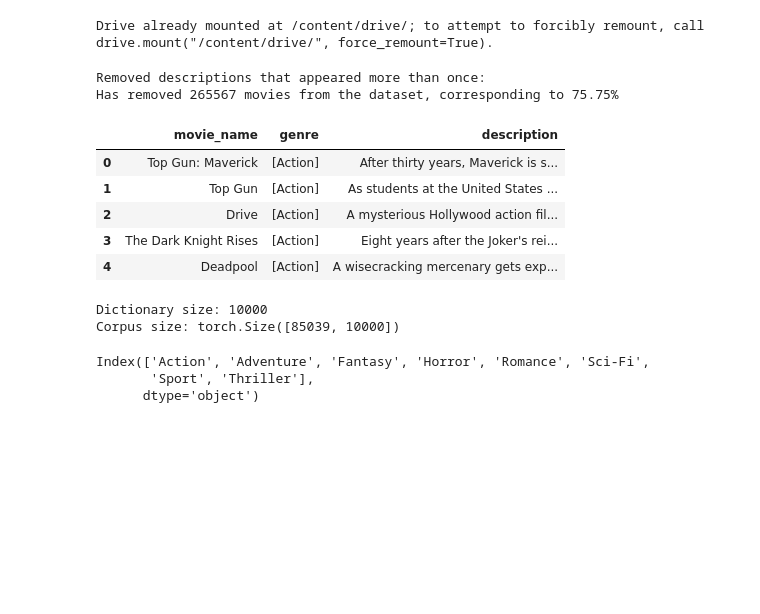
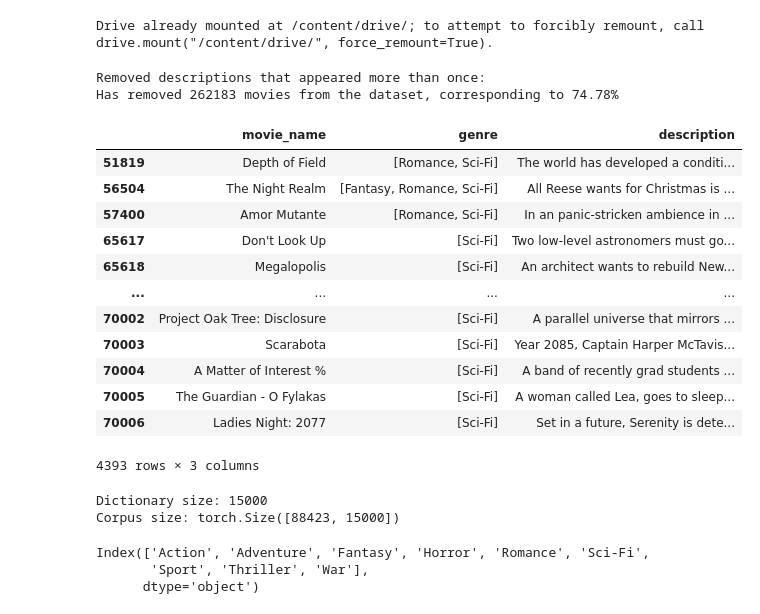
Before and after one commit to JensPars/MBML, a Jupyter notebook: Final_Notebook.ipynb, the cells around one changed output. Drawn from its saved outputs; the diff is of its cells as text; code cells hidden in the pictures; blank space fills up the shorter version.

```diff
--- a/Final_Notebook.ipynb
+++ b/Final_Notebook.ipynb
@@ -136,7 +137,7 @@ df = clean_data_set(df, 1)
 #       'History', 'Horror', 'Mystery', 'Romance', 'Sci-Fi', 'Sport',
 #       'Thriller', 'War']
 
-genre_list = ['Action', 'Adventure', 'Fantasy', 'Horror', 'Romance', 'Sci-Fi', 'Sport','Thriller']
+genre_list = ['Action', 'Adventure', 'Fantasy', 'Horror', 'Romance', 'Sci-Fi', 'Sport','Thriller', 'War']
 
 # Convert genre format
 df['genre'] = df['genre'].apply(lambda x: [genre.strip() for genre in x.split(',')])
@@ -148,19 +149,27 @@ df.reset_index(drop=True, inplace=True)
 print(f"Has removed {movies_prior_to_cleaning-movies_after_cleaning} movies from the dataset, corresponding to {((movies_prior_to_cleaning - movies_after_cleaning) / movies_prior_to_cleaning)*100:.2f}%")
 # %% [output]
 Removed descriptions that appeared more than once:
-Has removed 265567 movies from the dataset, corresponding to 75.75%
+Has removed 262183 movies from the dataset, corresponding to 74.78%
 # %%
-df.head()
+thriller_rows = df[df['genre'].apply(lambda genres: 'Sci-Fi' in genres)]
+thriller_rows
 # %% [output]
 |  | movie_name | genre | description |
-| 0 | Top Gun: Maverick | [Action] | After thirty years, Maverick is s... |
-| 1 | Top Gun | [Action] | As students at the United States ... |
-| 2 | Drive | [Action] | A mysterious Hollywood action fil... |
-| 3 | The Dark Knight Rises | [Action] | Eight years after the Joker's rei... |
-| 4 | Deadpool | [Action] | A wisecracking mercenary gets exp... |
+| 51819 | Depth of Field | [Romance, Sci-Fi] | The world has developed a conditi... |
+| 56504 | The Night Realm | [Fantasy, Romance, Sci-Fi] | All Reese wants for Christmas is ... |
+| 57400 | Amor Mutante | [Romance, Sci-Fi] | In an panic-stricken ambience in ... |
+| 65617 | Don't Look Up | [Sci-Fi] | Two low-level astronomers must go... |
+| 65618 | Megalopolis | [Sci-Fi] | An architect wants to rebuild New... |
+| ... | ... | ... | ... |
+| 70002 | Project Oak Tree: Disclosure | [Sci-Fi] | A parallel universe that mirrors ... |
+| 70003 | Scarabota | [Sci-Fi] | Year 2085, Captain Harper McTavis... |
+| 70004 | A Matter of Interest % | [Sci-Fi] | A band of recently grad students ... |
+| 70005 | The Guardian - O Fylakas | [Sci-Fi] | A woman called Lea, goes to sleep... |
+| 70006 | Ladies Night: 2077 | [Sci-Fi] | Set in a future, Serenity is dete... |
+4393 rows × 3 columns
 # %%
 # Create the index
-vectorizer = CountVectorizer(max_df=0.9, min_df=2, max_features= 10000, stop_words='english')
+vectorizer = CountVectorizer(max_df=0.8, min_df=2, max_features= 15000, stop_words='english')
 docs = torch.from_numpy(vectorizer.fit_transform(df['description']).toarray())
 
 # Create the vocabulary
@@ -177,12 +186,12 @@ genre_names = genre_onehot.columns
 genre_values = genre_onehot.values
 genre = df['genre'].values
 # %% [output]
-Dictionary size: 10000
-Corpus size: torch.Size([85039, 10000])
+Dictionary size: 15000
+Corpus size: torch.Size([88423, 15000])
 # %%
 genre_names
 # %% [output]
 Index(['Action', 'Adventure', 'Fantasy', 'Horror', 'Romance', 'Sci-Fi',
-       'Sport', 'Thriller'],
+       'Sport', 'Thriller', 'War'],
       dtype='object')
 # %%
```
Also changed, not shown: parts of 15 cells of this notebook, 3 other files.
